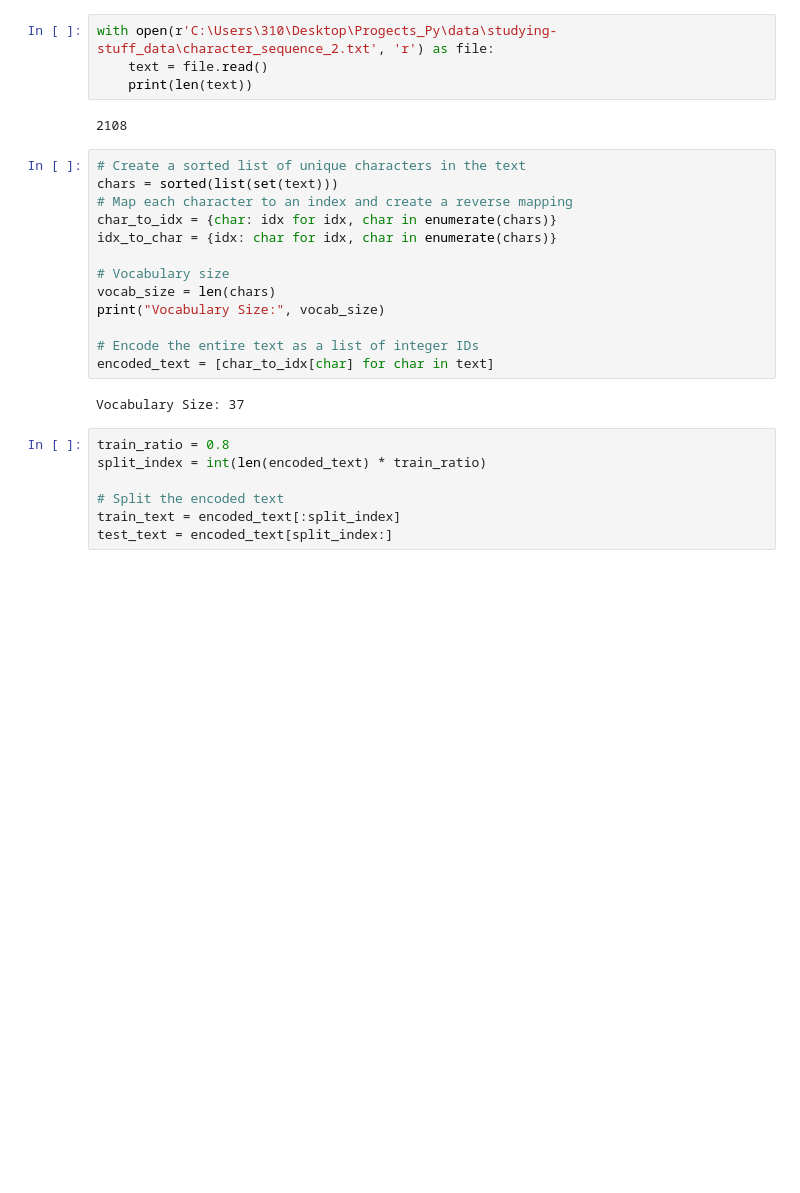
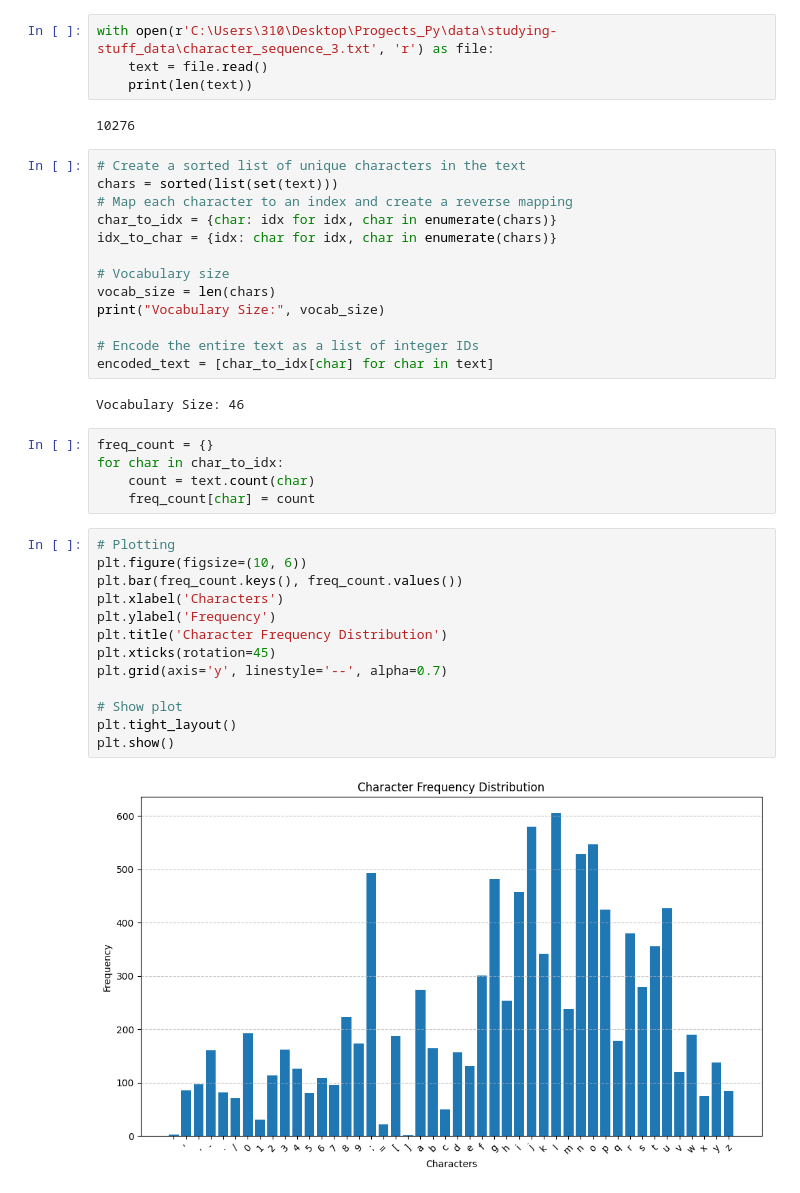
Before and after one commit to LeatherBag011235/Studying-stuff, a Jupyter notebook: having_fun_with_dl/predict_sequence_of_characters.ipynb, the cells around one changed output. Saved outputs shown, nothing was run; the diff lists cells and outputs as text; blank space fills up the shorter version.

```diff
--- a/having_fun_with_dl/predict_sequence_of_characters.ipynb
+++ b/having_fun_with_dl/predict_sequence_of_characters.ipynb
@@ -5,9 +25,9 @@ import torch.optim as optim
 # %%
-with open(r'C:\Users\310\Desktop\Progects_Py\data\studying-stuff_data\character_sequence_2.txt', 'r') as file:
+with open(r'C:\Users\310\Desktop\Progects_Py\data\studying-stuff_data\character_sequence_3.txt', 'r') as file:
     text = file.read()
     print(len(text))
 # %% [output]
-2108
+10276
 # %%
 # Create a sorted list of unique characters in the text
 chars = sorted(list(set(text)))
@@ -22,11 +42,24 @@ print("Vocabulary Size:", vocab_size)
 # Encode the entire text as a list of integer IDs
 encoded_text = [char_to_idx[char] for char in text]
 # %% [output]
-Vocabulary Size: 37
+Vocabulary Size: 46
-# %%
-train_ratio = 0.8
-split_index = int(len(encoded_text) * train_ratio)
-
-# Split the encoded text
-train_text = encoded_text[:split_index]
-test_text = encoded_text[split_index:]
+# %%
+freq_count = {}
+for char in char_to_idx:
+    count = text.count(char)
+    freq_count[char] = count
+# %%
+# Plotting
+plt.figure(figsize=(10, 6))
+plt.bar(freq_count.keys(), freq_count.values())
+plt.xlabel('Characters')
+plt.ylabel('Frequency')
+plt.title('Character Frequency Distribution')
+plt.xticks(rotation=45)
+plt.grid(axis='y', linestyle='--', alpha=0.7)
+
+# Show plot
+plt.tight_layout()
+plt.show()
+# %% [output]
+[figure, added]
```
Also changed, not shown: parts of 18 cells of this notebook.
